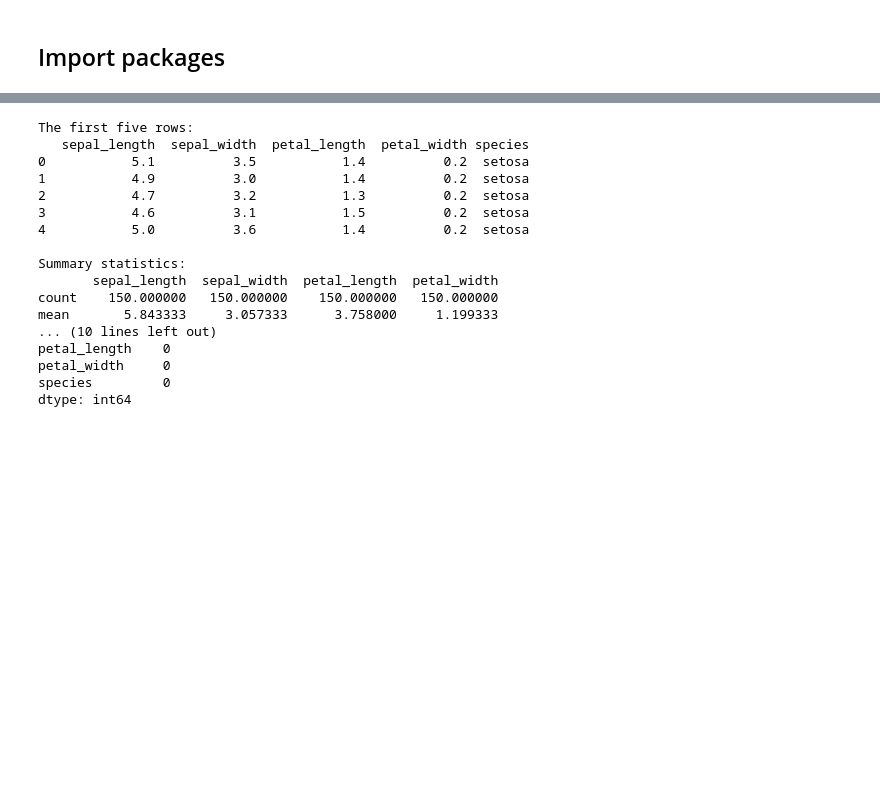
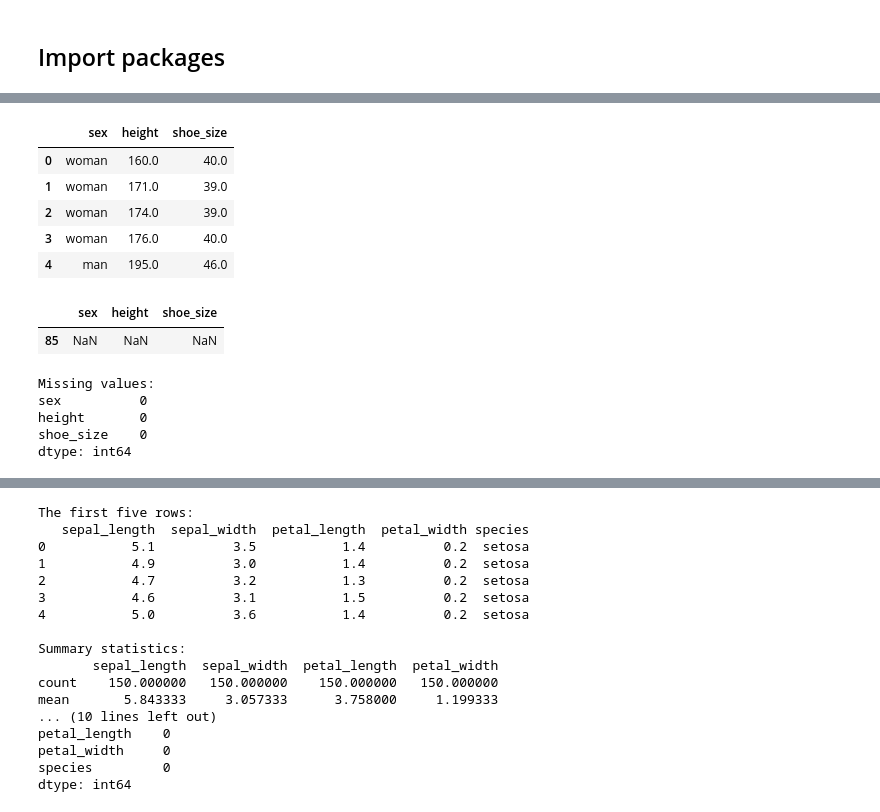
Before and after one commit to doniobidov/data_science, a Jupyter notebook: Big Data Analytics/Tutorial_supervised_and_unsupervised_learning.ipynb, the cells around one changed output, grey strips where cells are left out. Drawn from its saved outputs; the diff is of its cells as text; code cells hidden in the pictures; blank space fills up the shorter version.

```diff
--- a/Big Data Analytics/Tutorial_supervised_and_unsupervised_learning.ipynb
+++ b/Big Data Analytics/Tutorial_supervised_and_unsupervised_learning.ipynb
@@ -12,0 +68,18 @@ from sklearn.metrics import accuracy_score
+# %%
+# Remove the time column
+# Do not run  this cell multiple times
+df = df.iloc[:, 1:]
+df.head()
+# %% [output]
+|  | sex | height | shoe_size |
+| 0 | woman | 160.0 | 40.0 |
+| 1 | woman | 171.0 | 39.0 |
+| 2 | woman | 174.0 | 39.0 |
+| 3 | woman | 176.0 | 40.0 |
+| 4 | man | 195.0 | 46.0 |
+# %%
+# Find rows with missing values
+df[df.isnull().any(axis=1)]
+# %% [output]
+|  | sex | height | shoe_size |
+| 85 | NaN | NaN | NaN |
@@ -12,0 +90,9 @@ from sklearn.metrics import accuracy_score
+# %%
+# Verify that there are no missing values left
+print(f'Missing values: \n{df.isnull().sum()}')
+# %% [output]
+Missing values:
+sex          0
+height       0
+shoe_size    0
+dtype: int64
```
Also changed, not shown: parts of 17 cells of this notebook.
